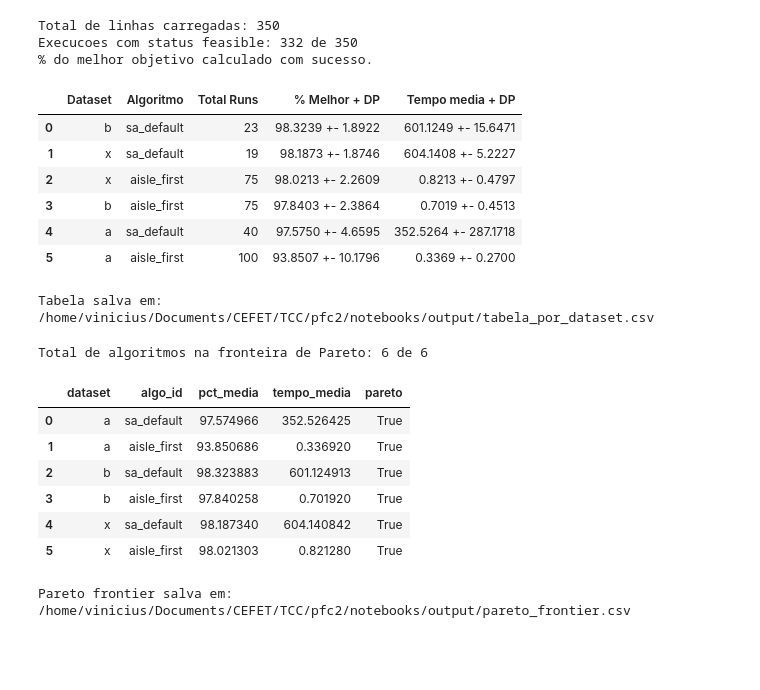
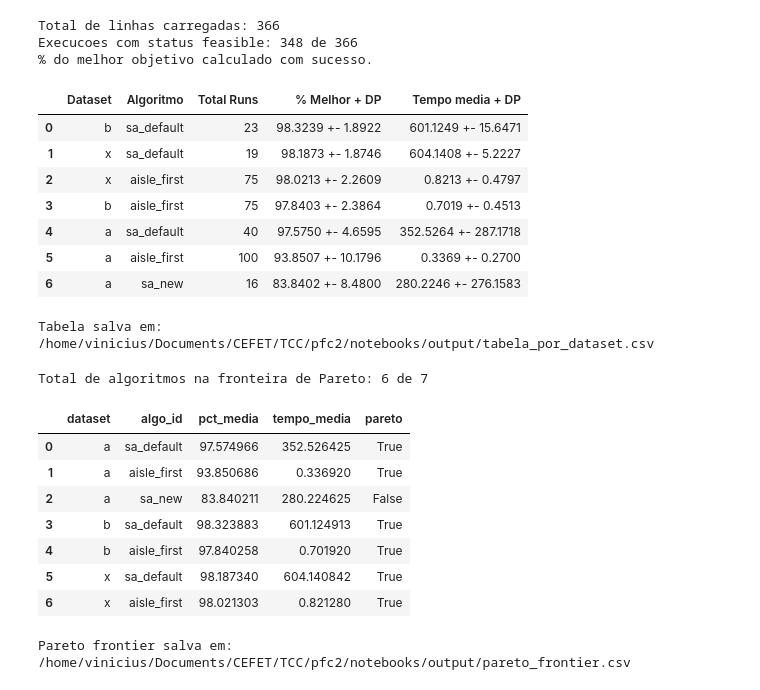
Before and after one commit to tinicius/PFC-2-code, a Jupyter notebook: notebooks/analise_resultados.ipynb, the cells around one changed output. Saved outputs shown, nothing was run; the diff lists cells and outputs as text; code cells hidden in the pictures; blank space fills up the shorter version.

```diff
--- a/notebooks/analise_resultados.ipynb
+++ b/notebooks/analise_resultados.ipynb
@@ -12,7 +12,8 @@ from pathlib import Path
 # -----------------------------------------------------------
 RESULT_DIRS = [
     'result_0007',
-    'result_0009'
+    'result_0009',
+    'result_0015'
 ]
 # -----------------------------------------------------------
 
@@ -104,35 +105,36 @@ else:
     tabela = tabela.sort_values('pct_media', ascending=False)
     tabela['% Melhor + DP'] = tabela.apply(lambda r: formata(r['pct_media'],   r['pct_dp']),   axis=1)
     tabela['Tempo media + DP']   = tabela.apply(lambda r: formata(r['tempo_media'], r['tempo_dp']), axis=1)
     tabela_exibir = tabela[['dataset', 'algo_id', 'n_runs', '% Melhor + DP', 'Tempo media + DP']].rename(columns={
         'dataset':  'Dataset',
         'algo_id':  'Algoritmo',
         'n_runs':   'Total Runs',
     })
 
     display(tabela_exibir.reset_index(drop=True))
 
 # --- Exporta CSV ---
 OUTPUT_DIR = PROJECT_ROOT / 'notebooks' / 'output'
 OUTPUT_DIR.mkdir(exist_ok=True)
 
 if not df_ok.empty and 'pct_best' in df_ok.columns:
     path = OUTPUT_DIR / 'tabela_por_dataset.csv'
     tabela_exibir.to_csv(path, index=False)
     print('Tabela salva em:', path)
 else:
     print('[INFO] Nada exportado - nenhum dado disponivel.')
 # %% [output]
-Total de linhas carregadas: 350
-Execucoes com status feasible: 332 de 350
+Total de linhas carregadas: 366
+Execucoes com status feasible: 348 de 366
 % do melhor objetivo calculado com sucesso.
 |  | Dataset | Algoritmo | Total Runs | % Melhor + DP | Tempo media + DP |
 | 0 | b | sa_default | 23 | 98.3239 +- 1.8922 | 601.1249 +- 15.6471 |
 | 1 | x | sa_default | 19 | 98.1873 +- 1.8746 | 604.1408 +- 5.2227 |
 | 2 | x | aisle_first | 75 | 98.0213 +- 2.2609 | 0.8213 +- 0.4797 |
 | 3 | b | aisle_first | 75 | 97.8403 +- 2.3864 | 0.7019 +- 0.4513 |
 | 4 | a | sa_default | 40 | 97.5750 +- 4.6595 | 352.5264 +- 287.1718 |
 | 5 | a | aisle_first | 100 | 93.8507 +- 10.1796 | 0.3369 +- 0.2700 |
+| 6 | a | sa_new | 16 | 83.8402 +- 8.4800 | 280.2246 +- 276.1583 |
 Tabela salva em: /home/vinicius/Documents/CEFET/TCC/pfc2/notebooks/output/tabela_por_dataset.csv
 # %%
 # --- Pareto frontier (% do melhor vs exec_time) ---
@@ -180,14 +182,15 @@ if 'tabela' in locals() and not tabela.empty:
 else:
     print('[INFO] Variavel `tabela` nao disponivel. Execute a celula anterior primeiro.')
 # %% [output]
-Total de algoritmos na fronteira de Pareto: 6 de 6
+Total de algoritmos na fronteira de Pareto: 6 de 7
 |  | dataset | algo_id | pct_media | tempo_media | pareto |
 | 0 | a | sa_default | 97.574966 | 352.526425 | True |
 | 1 | a | aisle_first | 93.850686 | 0.336920 | True |
-| 2 | b | sa_default | 98.323883 | 601.124913 | True |
-| 3 | b | aisle_first | 97.840258 | 0.701920 | True |
-| 4 | x | sa_default | 98.187340 | 604.140842 | True |
-| 5 | x | aisle_first | 98.021303 | 0.821280 | True |
+| 2 | a | sa_new | 83.840211 | 280.224625 | False |
+| 3 | b | sa_default | 98.323883 | 601.124913 | True |
+| 4 | b | aisle_first | 97.840258 | 0.701920 | True |
+| 5 | x | sa_default | 98.187340 | 604.140842 | True |
+| 6 | x | aisle_first | 98.021303 | 0.821280 | True |
 Pareto frontier salva em: /home/vinicius/Documents/CEFET/TCC/pfc2/notebooks/output/pareto_frontier.csv
 # %%
 # --- Scatter plot: Pareto frontier por dataset ---
```
Also changed, not shown: parts of 3 cells of this notebook, 15 other files.
